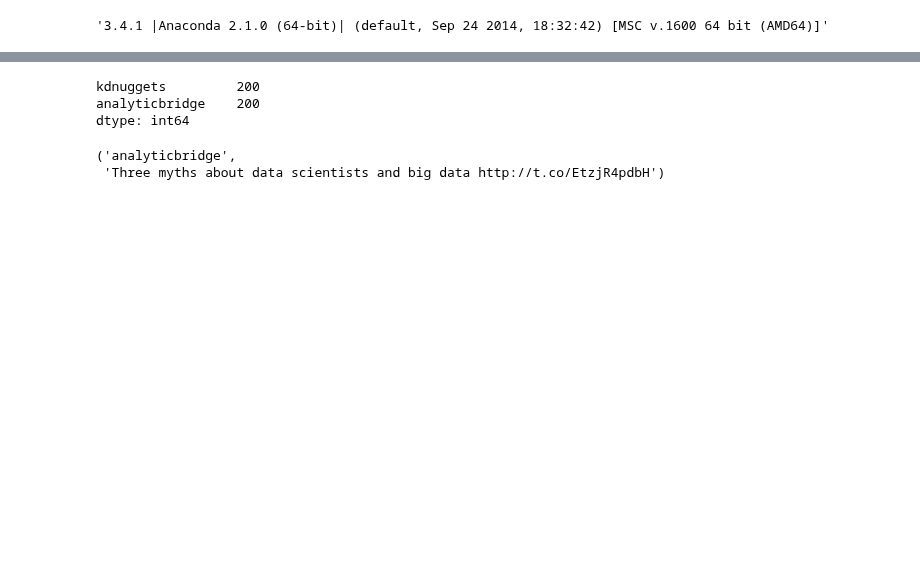
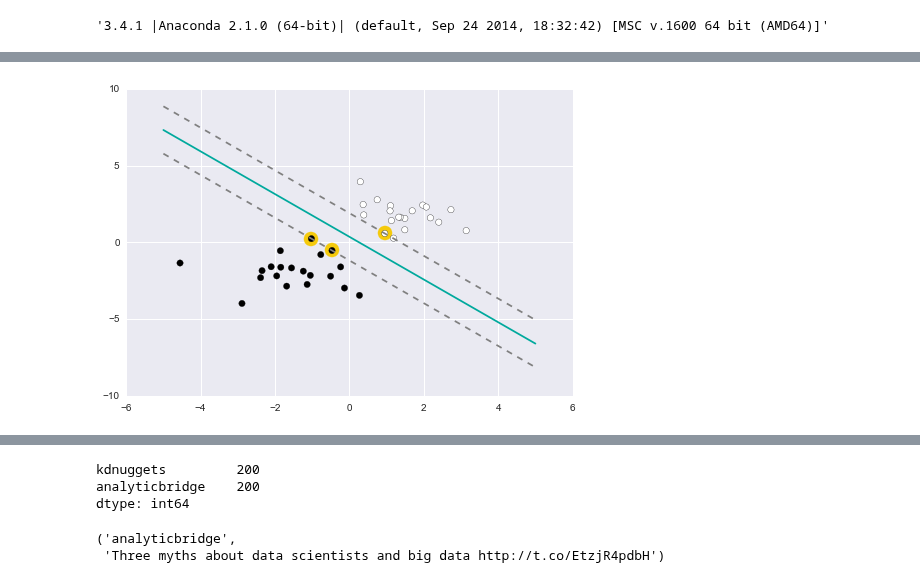
Before and after one commit to leonvanbokhorst/NoteBooks-Statistics-and-MachineLearning, a Jupyter notebook: 0027 SVM Classifier Example on Recognizing Twitter Users.ipynb, the cells around one changed output, grey strips where cells are left out. Cells and saved outputs as stored; diff of their text form; code cells hidden in the pictures; blank space fills up the shorter version.

```diff
--- a/0027 SVM Classifier Example on Recognizing Twitter Users.ipynb
+++ b/0027 SVM Classifier Example on Recognizing Twitter Users.ipynb
@@ -21,0 +27,35 @@ sys.version
+# %%
+# We create 40 separable points
+np.random.seed(0)
+X = np.r_[np.random.randn(20, 2) - [2, 2], np.random.randn(20, 2) + [2, 2]]
+Y = [0] * 20 + [1] * 20
+
+# Fit the model
+clf = SVC(kernel='linear')
+clf.fit(X, Y)
+
+# Get the separating hyperplane
+w = clf.coef_[0]
+a = -w[0] / w[1]
+xx = np.linspace(-5, 5)
+yy = a * xx - (clf.intercept_[0]) / w[1]
+
+# Plot the parallels to the separating hyperplane that pass through the
+# support vectors
+b = clf.support_vectors_[0]
+yy_down = a * xx + (b[1] - a * b[0])
+b = clf.support_vectors_[-1]
+yy_up = a * xx + (b[1] - a * b[0])
+
+# Plot the line, the points, and the nearest vectors to the plane
+plt.plot(xx, yy, 'k-', color='#00A99D')
+plt.plot(xx, yy_down, 'k--', color='gray')
+plt.plot(xx, yy_up, 'k--', color='gray')
+
+# Plot the support vectors in yellow
+plt.scatter(clf.support_vectors_[:, 0], clf.support_vectors_[:, 1],
+            s=200, color='#F5CA0C')
+plt.scatter(X[:, 0], X[:, 1], c=Y, cmap='gray', s=40)
+plt.show()
+# %% [output]
+[figure, added]
```
Also changed, not shown: parts of 13 cells of this notebook.
